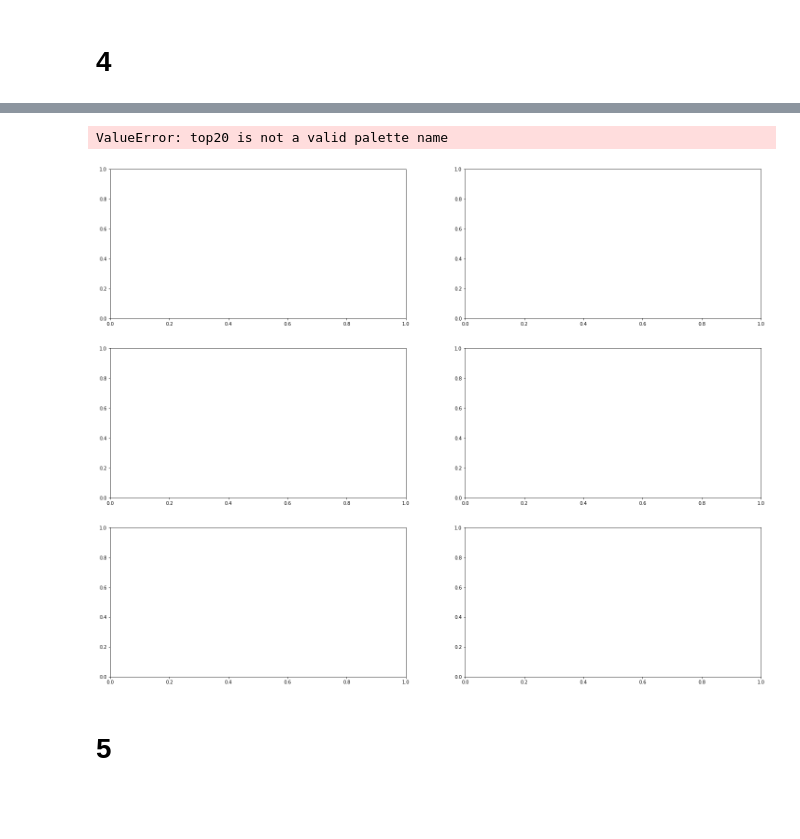
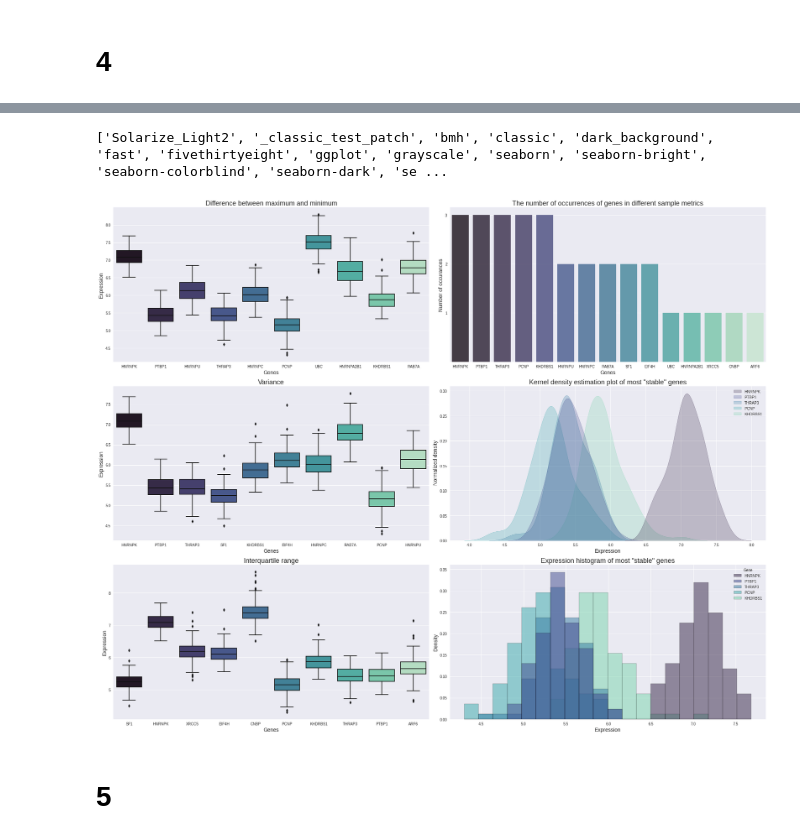
Before and after one commit to alex123012/Bioinf_HW, a Jupyter notebook: eleventh_HW/Untitled.ipynb, the cells around one changed output, grey strips where cells are left out. Cells and saved outputs as stored; diff of their text form; code cells hidden in the pictures; blank space fills up the shorter version.

Commit message:
change elevent 4th palette

```diff
--- a/eleventh_HW/Untitled.ipynb
+++ b/eleventh_HW/Untitled.ipynb
@@ -61,12 +72,18 @@ m = max(Xn) (Самый простой вариант)
+# %%
+print(plt.style.available)
+# %% [output]
+['Solarize_Light2', '_classic_test_patch', 'bmh', 'classic', 'dark_background', 'fast', 'fivethirtyeight', 'ggplot', 'grayscale', 'seaborn', 'seaborn-bright', 'seaborn-colorblind', 'seaborn-dark', 'se ...
 # %%
 df = pd.DataFrame()
 df['Difference between maximum and minimum'] = df1000.max(axis=1) - df1000.min(axis=1)
-df['Variance'] = df1000.std(axis=1)**2
+df['Variance'] = df1000.var(axis=1)
 df['Interquartile range'] = df1000.quantile(.75, axis=1) - df1000.quantile(.25, axis=1)
 
 lsize = 14
 tsize = 18
-palette = 'top20'
+palette = 'mako'
+
+plt.style.use('seaborn')
 fig, ax = plt.subplots(3, 2, figsize=(25, 20))
 axes = [(0, 0), (1, 0), (2, 0), (0, 1), (1, 1), (2, 1)]
 tops = {}
@@ -79,36 +96,35 @@ for i, j in zip(df.columns, axes):
 
     ax[j].set_title(i, size=tsize)
     ax[j].set_xlabel('Genes', size=lsize)
     ax[j].set_ylabel('Expression', size=lsize)
 
 tops_labels = sorted(tops, key=lambda x: tops[x], reverse=True)
 tops_values = [tops[i] for i in tops_labels]
 
 sns.barplot(x=tops_labels, y=tops_values, ax=ax[axes[-3]], alpha=.8, palette=palette)
 ax[axes[-3]].set_title('The number of occurrences of genes in different sample metrics', size=tsize)
 ax[axes[-3]].set_yticks([i for i in range(1, 4)])
 ax[axes[-3]].set_xlabel('Genes', size=lsize)
 ax[axes[-3]].set_ylabel('Number of occurances', size=lsize)
 
 tmp = df1000.loc[tops_labels[0:5]]
 sns.kdeplot(data=tmp.T, ax=ax[axes[-2]], fill=True, common_norm=True, palette=palette)
 ax[axes[-2]].set_title('Kernel density estimation plot of most "stable" genes', size=tsize)
 ax[axes[-2]].set_xlabel('Expression', size=lsize)
 ax[axes[-2]].set_ylabel(' Normalized density', size=lsize)
 
 tmp = tmp.T.melt(var_name='Gene', value_name='Expression')
 sns.histplot(data=tmp, x='Expression', hue='Gene',
              binrange=(tmp.Expression.min(), tmp.Expression.max()), bins=20,
              stat='density', palette=palette, ax=ax[axes[-1]])
 ax[axes[-1]].set_title('Expression histogram of most "stable" genes', size=tsize)
 ax[axes[-1]].set_xlabel(ax[axes[-1]].get_xlabel(), size=lsize)
 ax[axes[-1]].set_ylabel(ax[axes[-1]].get_ylabel(), size=lsize)
 
 plt.tight_layout()
-plt.savefig('boxplots_1000')
+plt.savefig('boxplots_1000', facecolor='white')
 # %% [output]
-ValueError: top20 is not a valid palette name
-[figure, old version]
+[figure, new version]
 # %% [markdown]
 # 5
 # %%
```
Also changed, not shown: parts of 8 cells of this notebook, 1 other file.
